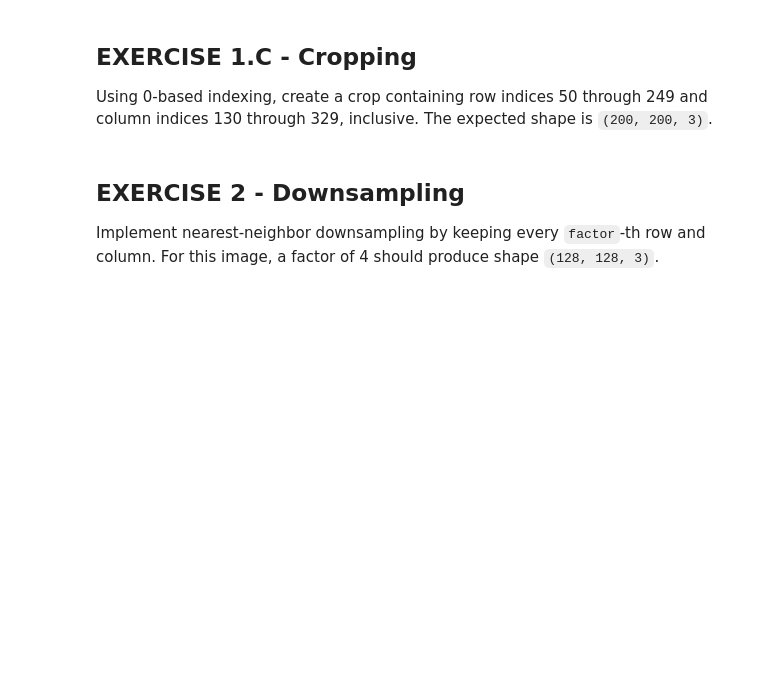
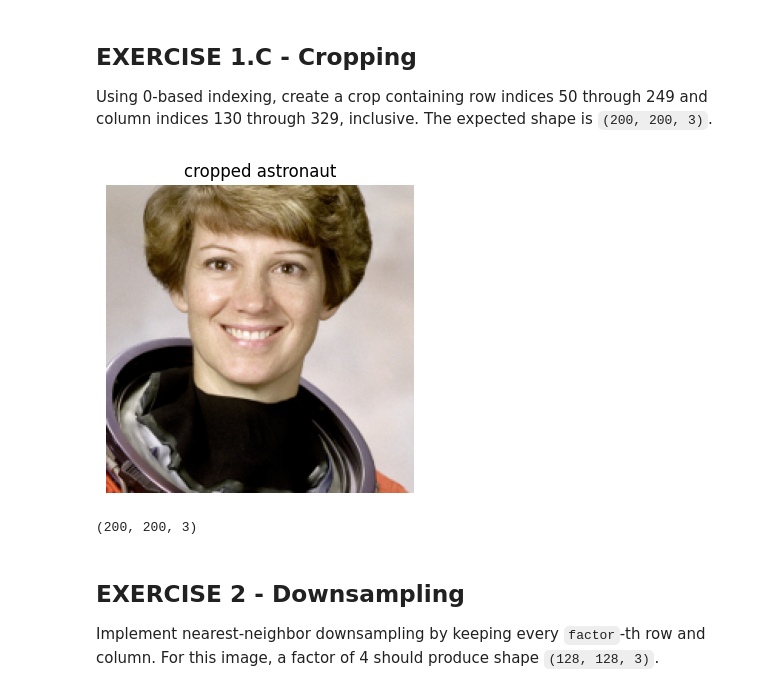
Before and after one commit to tambourine-dev/VisComp, a Jupyter notebook: Exercises/W2/week2_digital_image_student.ipynb, the cells around one changed output. Cells and saved outputs as stored; diff of their text form; code cells hidden in the pictures; blank space fills up the shorter version.

```diff
--- a/Exercises/W2/week2_digital_image_student.ipynb
+++ b/Exercises/W2/week2_digital_image_student.ipynb
@@ -138,7 +143,15 @@ Using 0-based indexing, create a crop containing row indices 50 through 249 and
 # %%
 # TODO: create the requested crop using NumPy slicing.
 
+cropped = image[49:249,129:329,:]
+
 # TODO: display the crop and print its shape.
+
+show_image(cropped, "cropped astronaut");
+print(cropped.shape)
+# %% [output]
+[figure, added]
+(200, 200, 3)
 # %% [markdown]
 ## EXERCISE 2 - Downsampling
 
```
Also changed, not shown: parts of 6 cells of this notebook.
